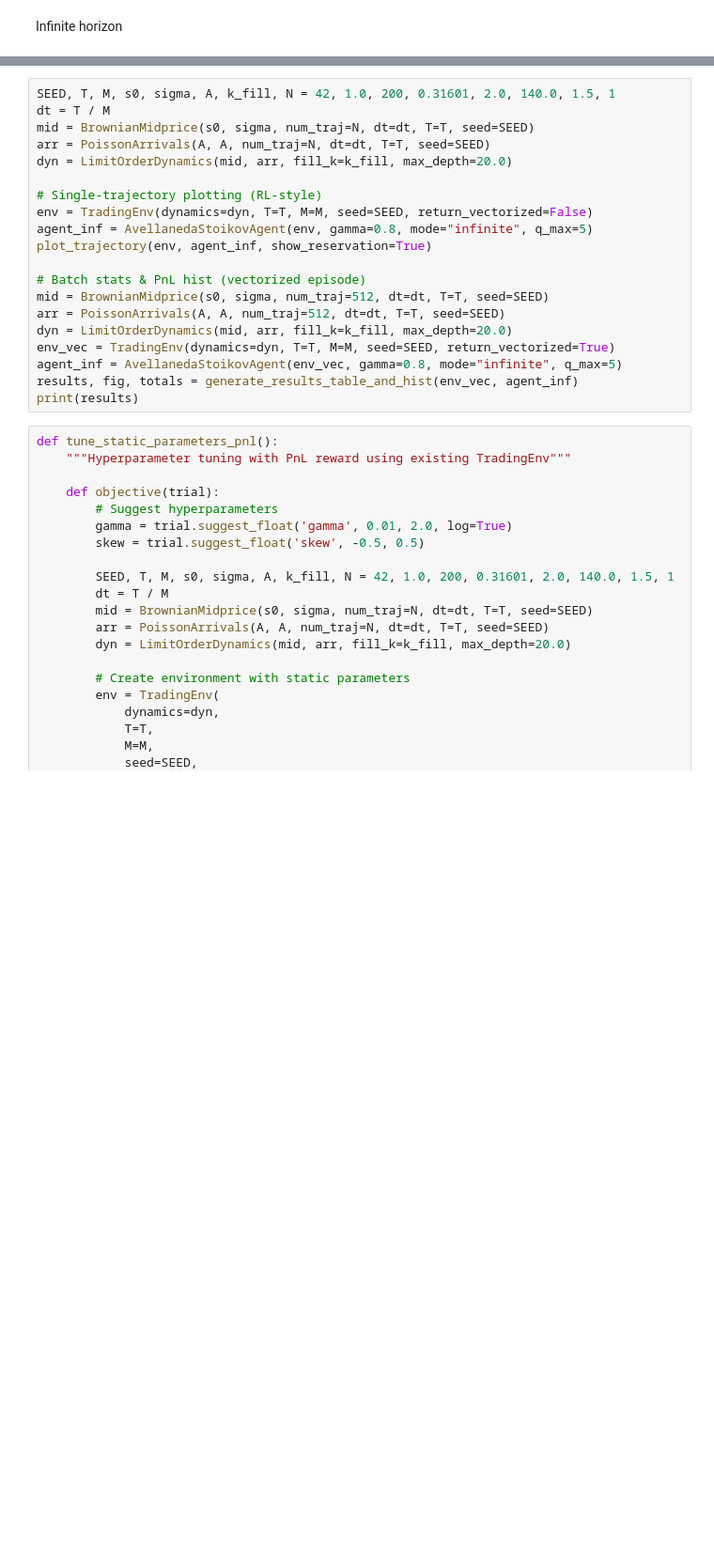
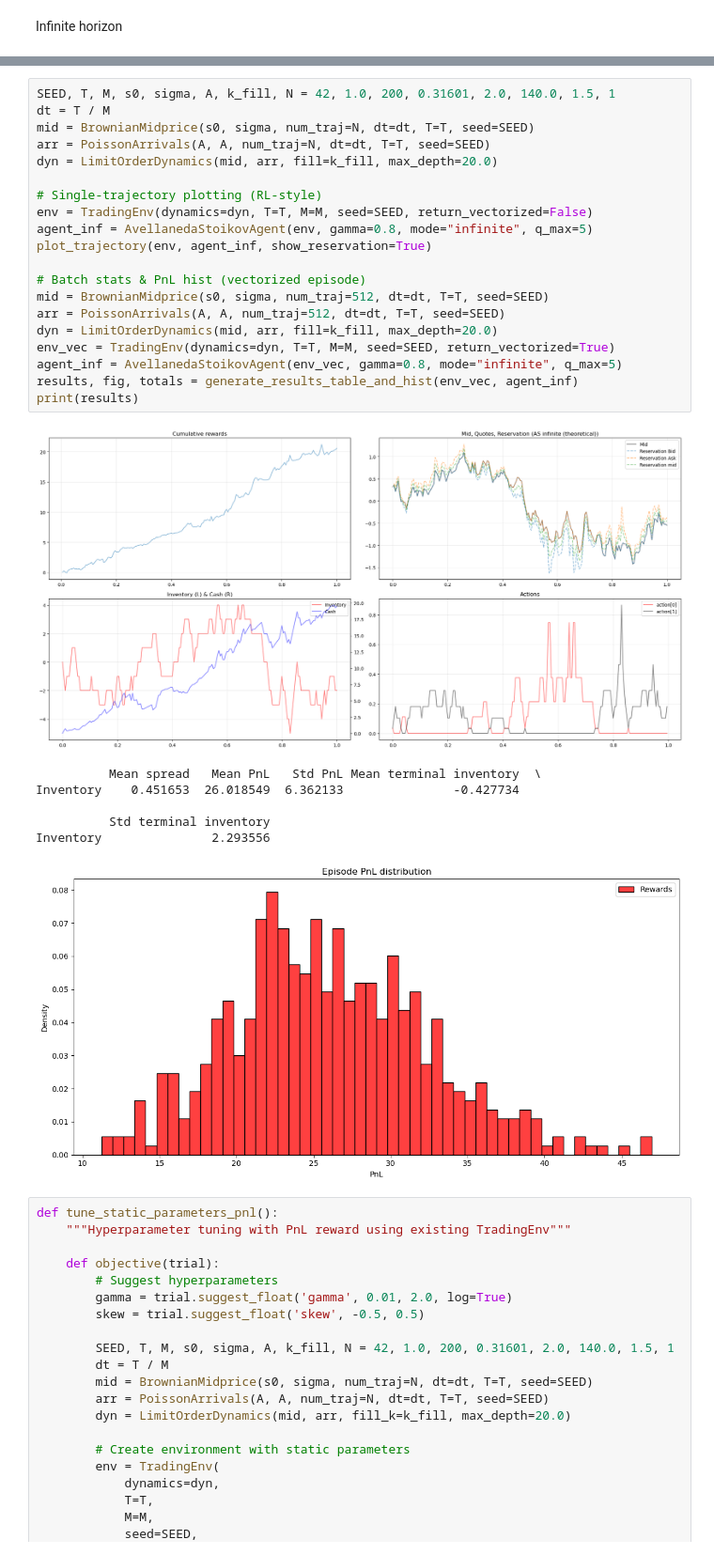
Before and after one commit to AA-ron2/Thesis_AI4Trading, a Jupyter notebook: test.ipynb, the cells around one changed output, grey strips where cells are left out. Shown at 94% size. Saved outputs shown, nothing was run; the diff lists cells and outputs as text; blank space fills up the shorter version.

```diff
--- a/test.ipynb
+++ b/test.ipynb
@@ -751,23 +778,31 @@ print(results)
 # %%
 SEED, T, M, s0, sigma, A, k_fill, N = 42, 1.0, 200, 0.31601, 2.0, 140.0, 1.5, 1
 dt = T / M
 mid = BrownianMidprice(s0, sigma, num_traj=N, dt=dt, T=T, seed=SEED)
 arr = PoissonArrivals(A, A, num_traj=N, dt=dt, T=T, seed=SEED)
-dyn = LimitOrderDynamics(mid, arr, fill_k=k_fill, max_depth=20.0)
+dyn = LimitOrderDynamics(mid, arr, fill=k_fill, max_depth=20.0)
 
 # Single-trajectory plotting (RL-style)
 env = TradingEnv(dynamics=dyn, T=T, M=M, seed=SEED, return_vectorized=False)
 agent_inf = AvellanedaStoikovAgent(env, gamma=0.8, mode="infinite", q_max=5)
 plot_trajectory(env, agent_inf, show_reservation=True)
 
 # Batch stats & PnL hist (vectorized episode)
 mid = BrownianMidprice(s0, sigma, num_traj=512, dt=dt, T=T, seed=SEED)
 arr = PoissonArrivals(A, A, num_traj=512, dt=dt, T=T, seed=SEED)
-dyn = LimitOrderDynamics(mid, arr, fill_k=k_fill, max_depth=20.0)
+dyn = LimitOrderDynamics(mid, arr, fill=k_fill, max_depth=20.0)
 env_vec = TradingEnv(dynamics=dyn, T=T, M=M, seed=SEED, return_vectorized=True)
 agent_inf = AvellanedaStoikovAgent(env_vec, gamma=0.8, mode="infinite", q_max=5)
 results, fig, totals = generate_results_table_and_hist(env_vec, agent_inf)
 print(results)
+# %% [output]
+[figure, added]
+          Mean spread   Mean PnL   Std PnL Mean terminal inventory  \
+Inventory    0.451653  26.018549  6.362133               -0.427734
+
+          Std terminal inventory
+Inventory               2.293556
+[figure, added]
 # %%
 def tune_static_parameters_pnl():
     """Hyperparameter tuning with PnL reward using existing TradingEnv"""
```
Also changed, not shown: parts of 7 cells of this notebook, 1 other file.
